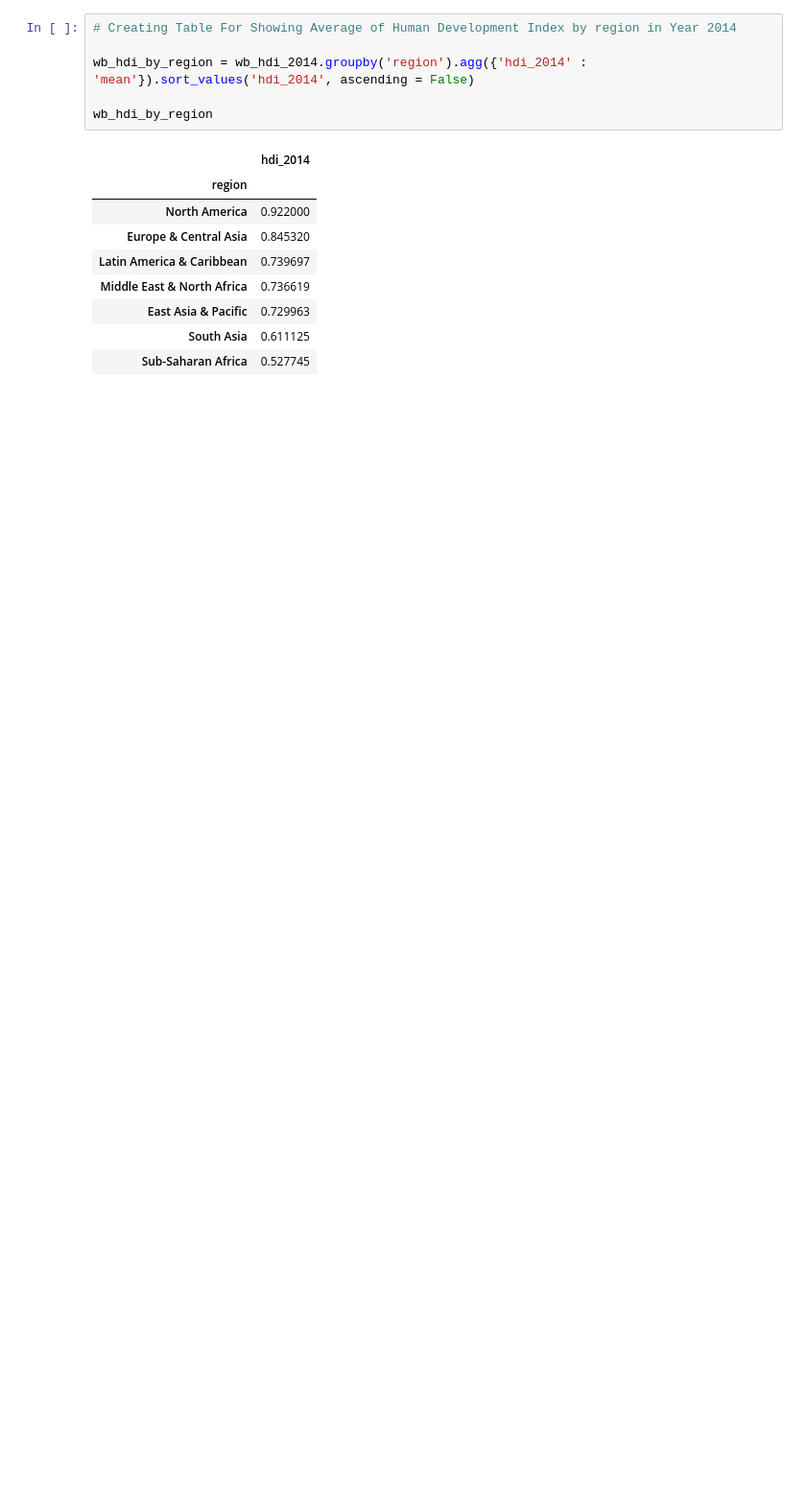
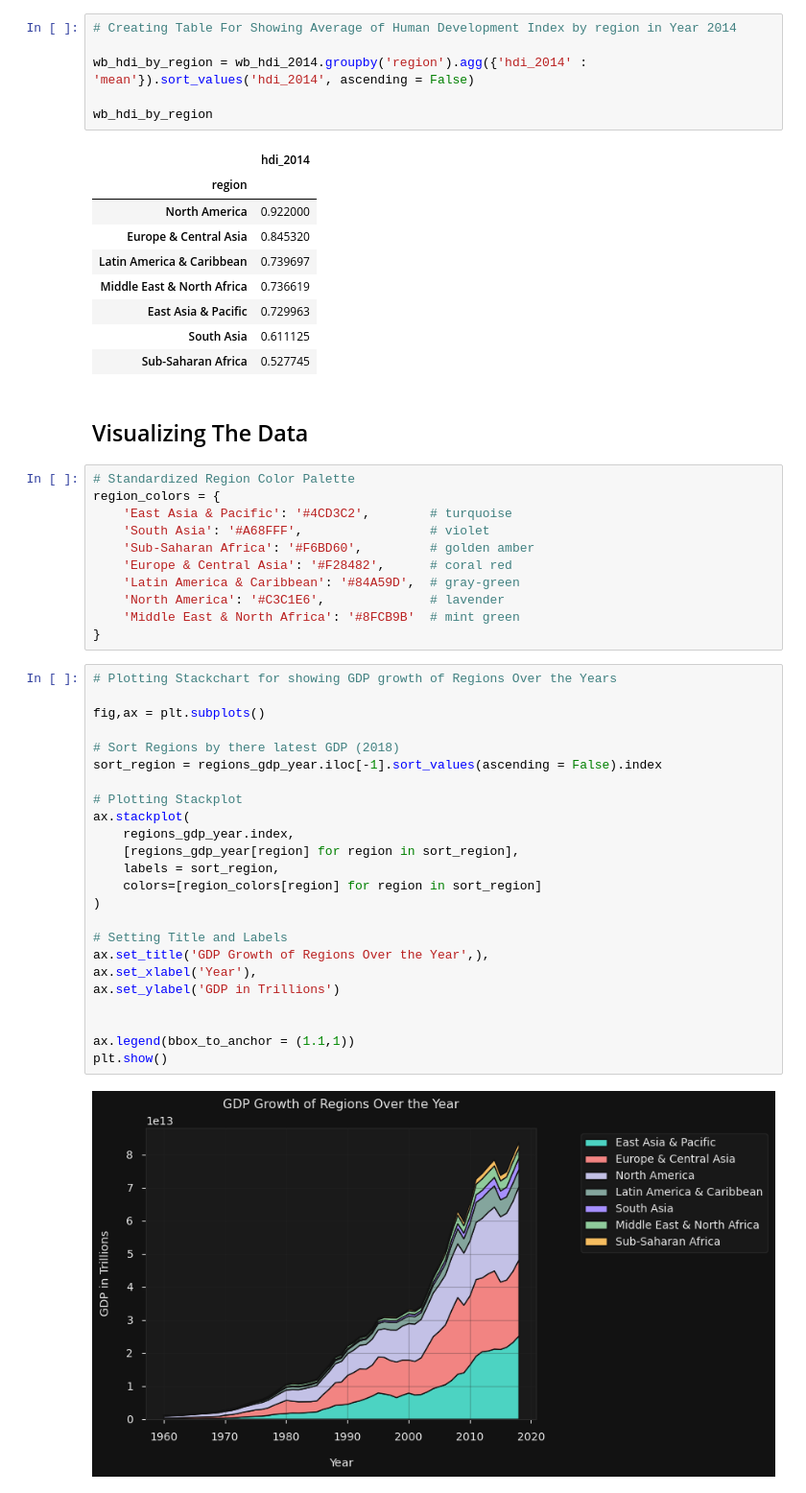
Before and after one commit to Kshitij-Chavan/World-Economic-Report-Analysis, a Jupyter notebook: notebooks/world_economic_report_analysis.ipynb, the cells around one changed output. Shown: that part at 96% size. Cells and saved outputs as stored; diff of their text form; blank space fills up the shorter version.

Commit message:
Done Visualization

```diff
--- a/notebooks/world_economic_report_analysis.ipynb
+++ b/notebooks/world_economic_report_analysis.ipynb
@@ -197,3 +197,42 @@ wb_hdi_by_region
 | East Asia & Pacific | 0.729963 |
 | South Asia | 0.611125 |
 | Sub-Saharan Africa | 0.527745 |
+# %% [markdown]
+## Visualizing The Data
+# %%
+# Standardized Region Color Palette
+region_colors = {
+    'East Asia & Pacific': '#4CD3C2',        # turquoise
+    'South Asia': '#A68FFF',                 # violet
+    'Sub-Saharan Africa': '#F6BD60',         # golden amber
+    'Europe & Central Asia': '#F28482',      # coral red
+    'Latin America & Caribbean': '#84A59D',  # gray-green
+    'North America': '#C3C1E6',              # lavender
+    'Middle East & North Africa': '#8FCB9B'  # mint green
+}
+# %%
+# Plotting Stackchart for showing GDP growth of Regions Over the Years
+
+fig,ax = plt.subplots()
+
+# Sort Regions by there latest GDP (2018)
+sort_region = regions_gdp_year.iloc[-1].sort_values(ascending = False).index
+
+# Plotting Stackplot
+ax.stackplot(
+    regions_gdp_year.index,
+    [regions_gdp_year[region] for region in sort_region],
+    labels = sort_region,
+    colors=[region_colors[region] for region in sort_region]
+)
+
+# Setting Title and Labels
+ax.set_title('GDP Growth of Regions Over the Year',),
+ax.set_xlabel('Year'),
+ax.set_ylabel('GDP in Trillions')
+
+
+ax.legend(bbox_to_anchor = (1.1,1))
+plt.show()
+# %% [output]
+[figure, added]
```
Also changed, not shown: parts of 4 cells of this notebook.
